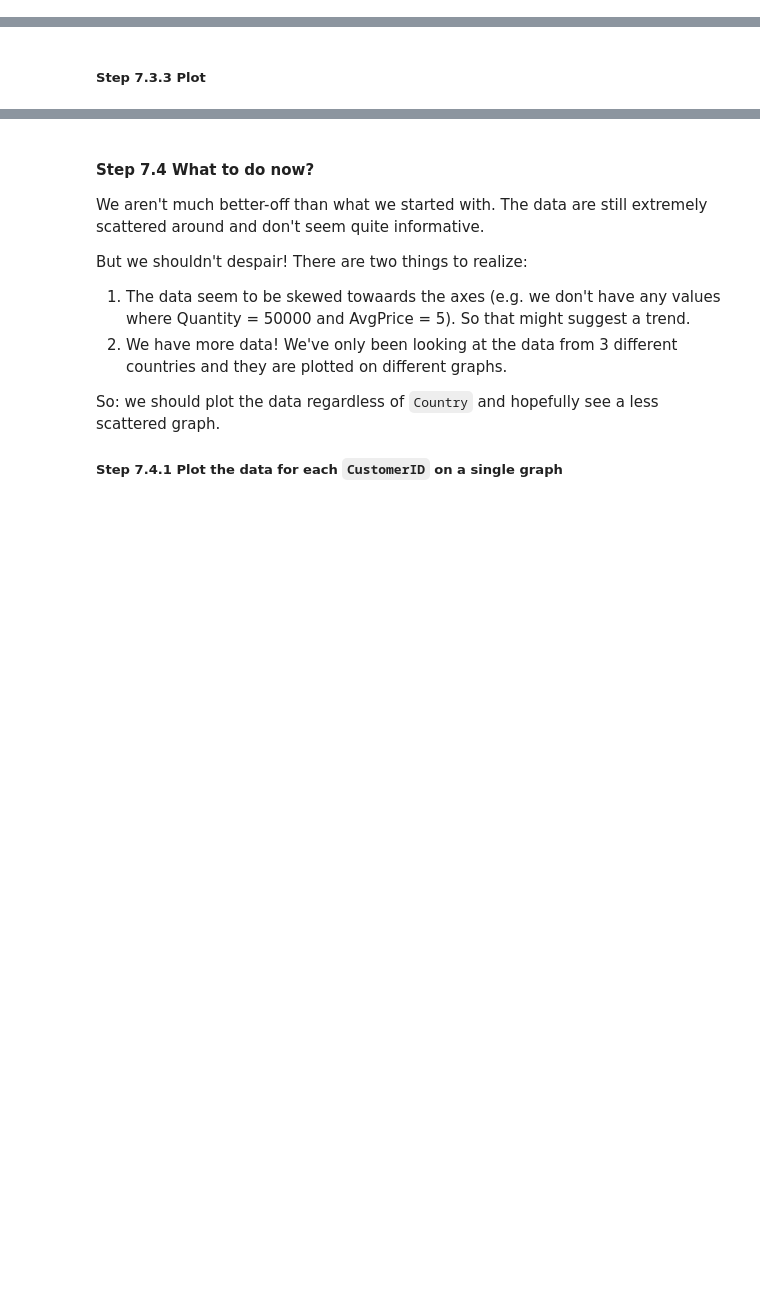
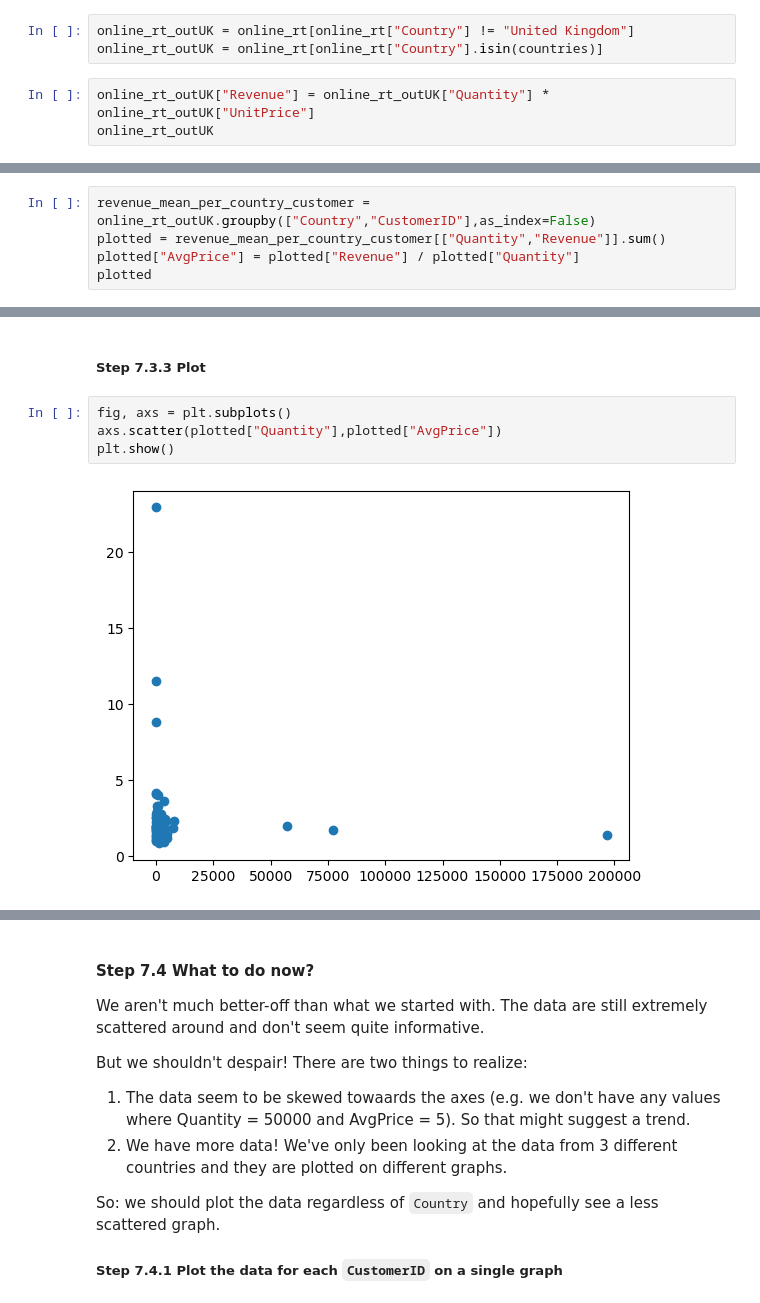
Before and after one commit to jptxaya/pandas_exercises, a Jupyter notebook: 07_Visualization/Online_Retail/Exercises.ipynb, the cells around one changed output, grey strips where cells are left out. Drawn from its saved outputs; the diff is of its cells as text; blank space fills up the shorter version.

```diff
--- a/07_Visualization/Online_Retail/Exercises.ipynb
+++ b/07_Visualization/Online_Retail/Exercises.ipynb
@@ -98,3 +171,9 @@ We need to unpack that.
 #### Step 7.3 Modify, select and plot data
 ##### Step 7.3.1 Add a column to online_rt called `Revenue` calculate the revenue (Quantity * UnitPrice) from each sale.
 We will use this later to figure out an average price per customer.
+# %%
+online_rt_outUK = online_rt[online_rt["Country"] != "United Kingdom"]
+online_rt_outUK = online_rt[online_rt["Country"].isin(countries)]
+# %%
+online_rt_outUK["Revenue"] = online_rt_outUK["Quantity"] * online_rt_outUK["UnitPrice"]
+online_rt_outUK
@@ -101,2 +199,7 @@ We will use this later to figure out an average price per customer.
 # %% [markdown]
 ##### Step 7.3.2 Group by `CustomerID` and `Country` and find out the average price (`AvgPrice`) each customer spends per unit.
+# %%
+revenue_mean_per_country_customer = online_rt_outUK.groupby(["Country","CustomerID"],as_index=False)
+plotted = revenue_mean_per_country_customer[["Quantity","Revenue"]].sum()
+plotted["AvgPrice"] = plotted["Revenue"] / plotted["Quantity"]
+plotted
@@ -103,2 +220,8 @@ We will use this later to figure out an average price per customer.
 # %% [markdown]
 ##### Step 7.3.3 Plot
+# %%
+fig, axs = plt.subplots()
+axs.scatter(plotted["Quantity"],plotted["AvgPrice"])
+plt.show()
+# %% [output]
+[figure, added]
```
Also changed, not shown: parts of 15 cells of this notebook, 3 other files.
